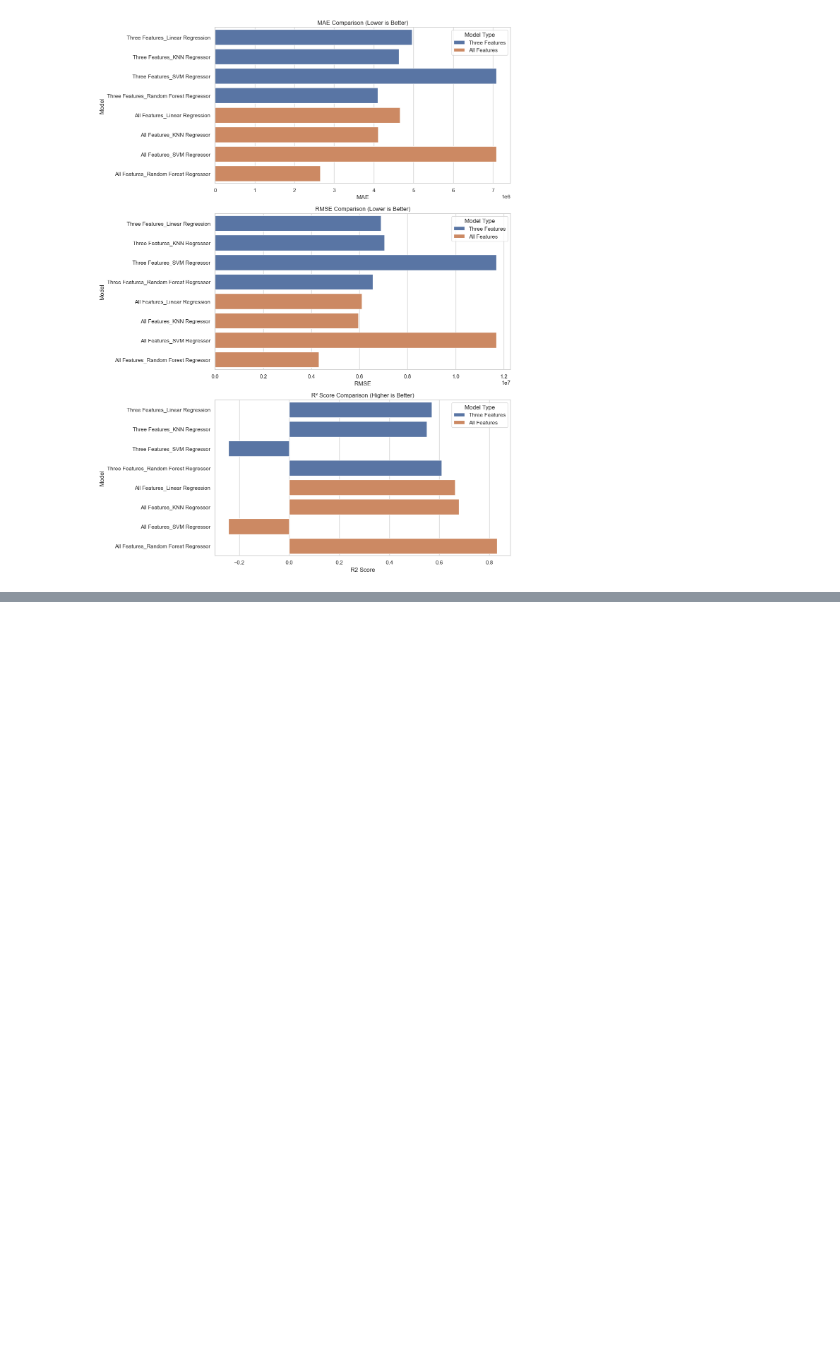
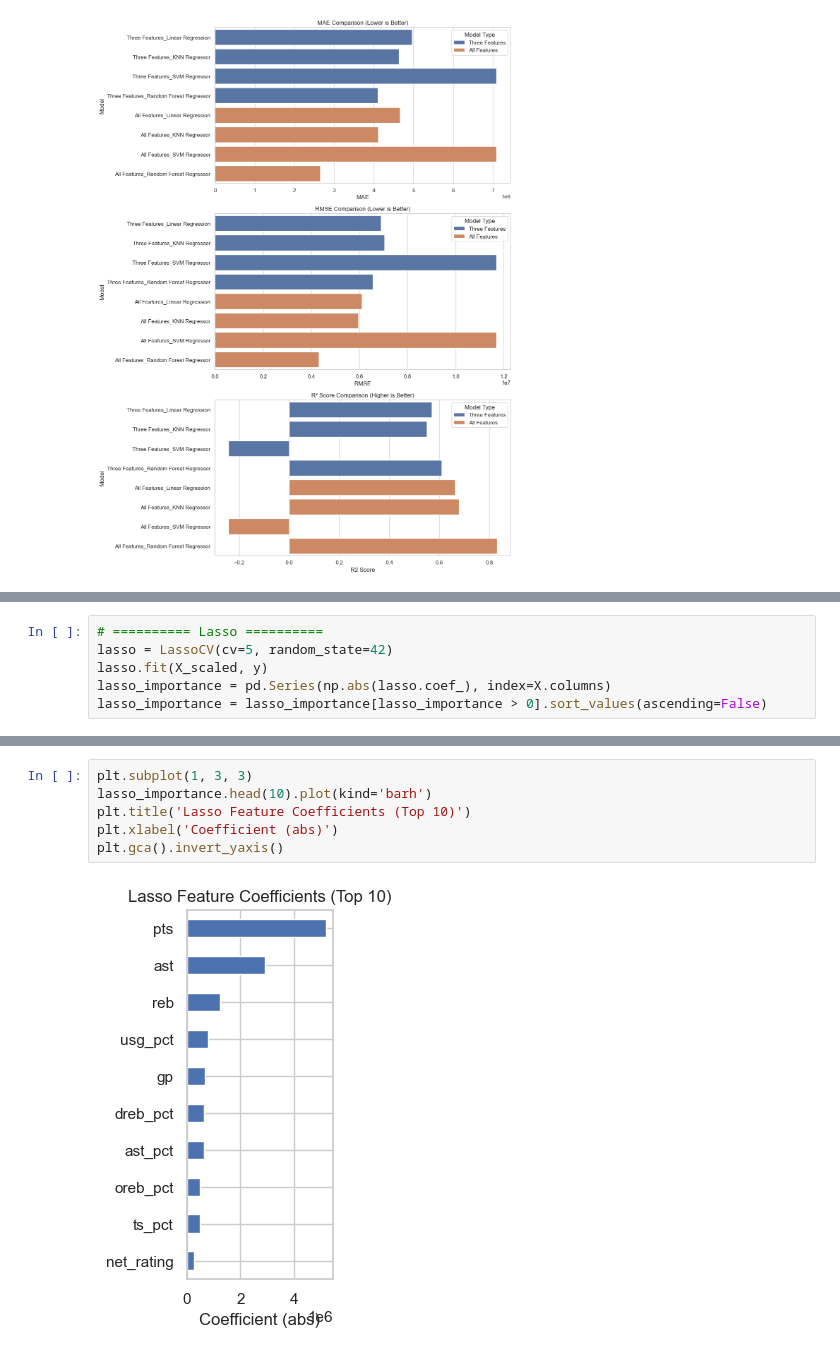
Before and after one commit to Ruiqi-Qian/NBA, a Jupyter notebook: model/Model.ipynb, the cells around one changed output, grey strips where cells are left out. Cells and saved outputs as stored; diff of their text form; blank space fills up the shorter version.

```diff
--- a/model/Model.ipynb
+++ b/model/Model.ipynb
@@ -152,0 +205,6 @@ plt.show()
+# %%
+# ========== Lasso ==========
+lasso = LassoCV(cv=5, random_state=42)
+lasso.fit(X_scaled, y)
+lasso_importance = pd.Series(np.abs(lasso.coef_), index=X.columns)
+lasso_importance = lasso_importance[lasso_importance > 0].sort_values(ascending=False)
@@ -152,0 +229,8 @@ plt.show()
+# %%
+plt.subplot(1, 3, 3)
+lasso_importance.head(10).plot(kind='barh')
+plt.title('Lasso Feature Coefficients (Top 10)')
+plt.xlabel('Coefficient (abs)')
+plt.gca().invert_yaxis()
+# %% [output]
+[figure, added]
```
Also changed, not shown: parts of 11 cells of this notebook, 10 other files.
